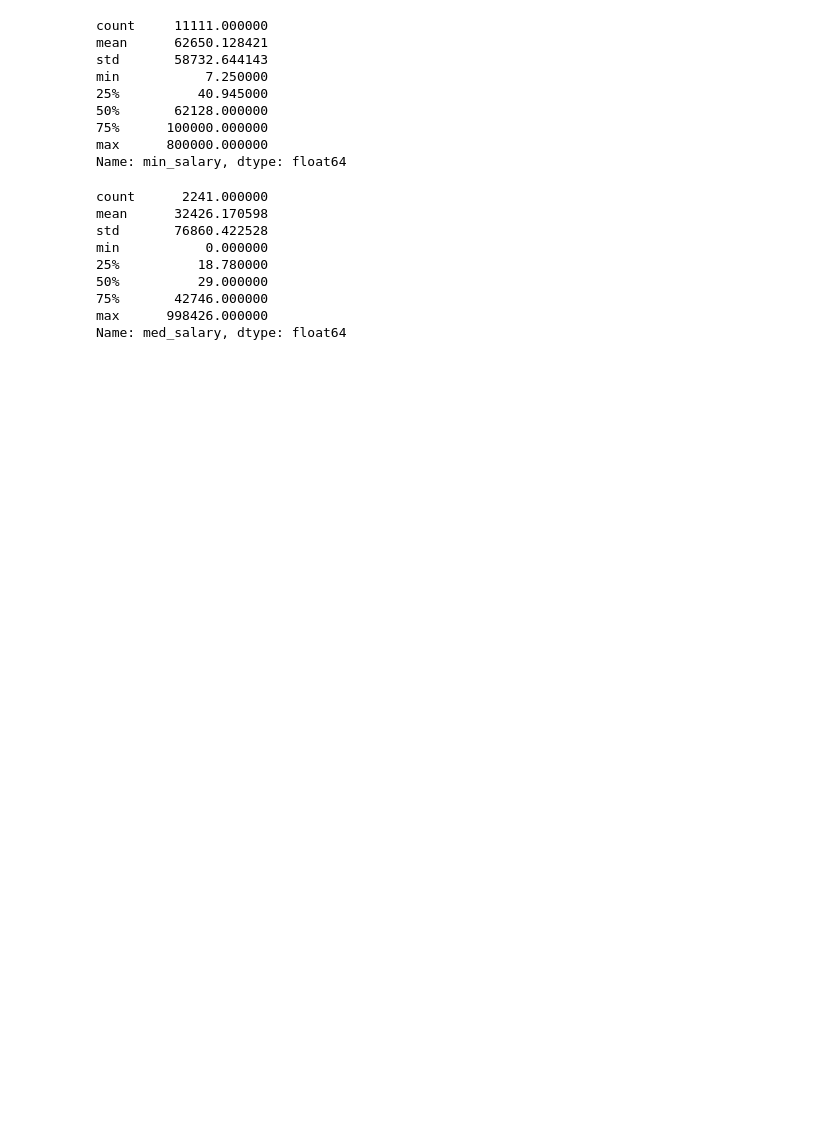
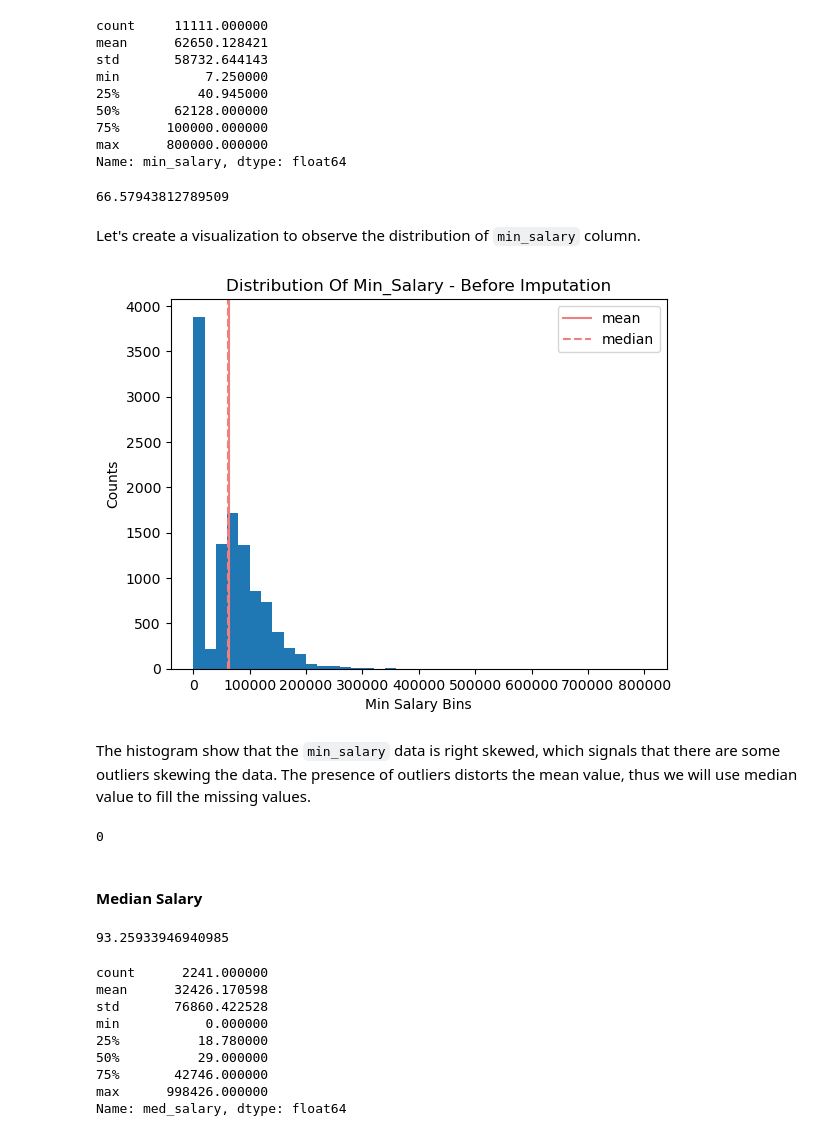
Before and after one commit to doublej01/Social-Network-Modeling, a Jupyter notebook: Notebooks/Linkedin Data Exploration.ipynb, the cells around one changed output. Saved outputs shown, nothing was run; the diff lists cells and outputs as text; code cells hidden in the pictures; blank space fills up the shorter version.

```diff
--- a/Notebooks/Linkedin Data Exploration.ipynb
+++ b/Notebooks/Linkedin Data Exploration.ipynb
@@ -433,6 +629,41 @@ min           7.250000
 75%      100000.000000
 max      800000.000000
 Name: min_salary, dtype: float64
+# %%
+df['min_salary'].isna().sum()/df.shape[0]*100
+# %% [output]
+66.57943812789509
+# %% [markdown]
+Let's create a visualization to observe the distribution of `min_salary` column.
+# %%
+plt.figure()
+
+plt.hist(df['min_salary'], bins=40)
+plt.axvline(df['min_salary'].mean(), color="lightcoral", label="mean")
+plt.axvline(df['min_salary'].median(), color="lightcoral", linestyle="--", label="median")
+
+plt.title("Distribution of min_salary - before imputation".title())
+plt.xlabel("Min Salary Bins")
+plt.ylabel("Counts")
+
+
+plt.legend()
+plt.show()
+# %% [output]
+[figure, added]
+# %% [markdown]
+The histogram show that the `min_salary` data is right skewed, which signals that there are some outliers skewing the data. The presence of outliers distorts the mean value, thus we will use median value to fill the missing values.
+# %%
+df['min_salary'] = df['min_salary'].fillna(df['min_salary'].median())
+df['min_salary'].isna().sum()
+# %% [output]
+0
+# %% [markdown]
+#### Median Salary
+# %%
+df['med_salary'].isna().sum()/df.shape[0]*100
+# %% [output]
+93.25933946940985
 # %%
 df['med_salary'].describe()
 # %% [output]
```
Also changed, not shown: parts of 72 cells of this notebook, 3 other files.
